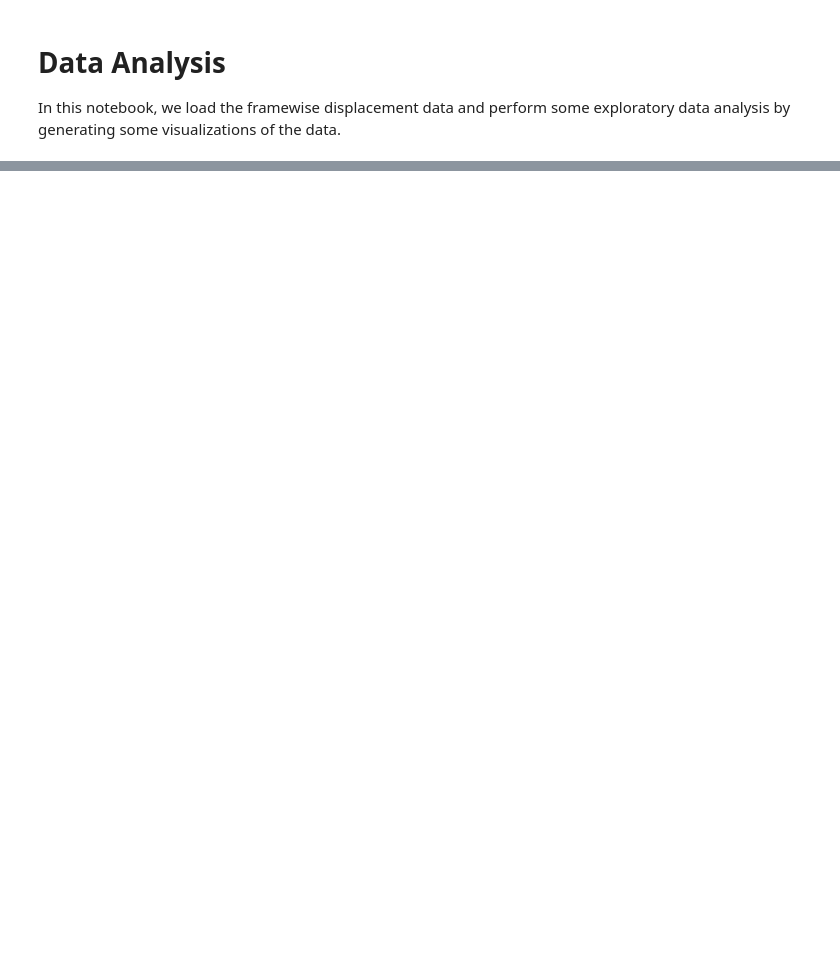
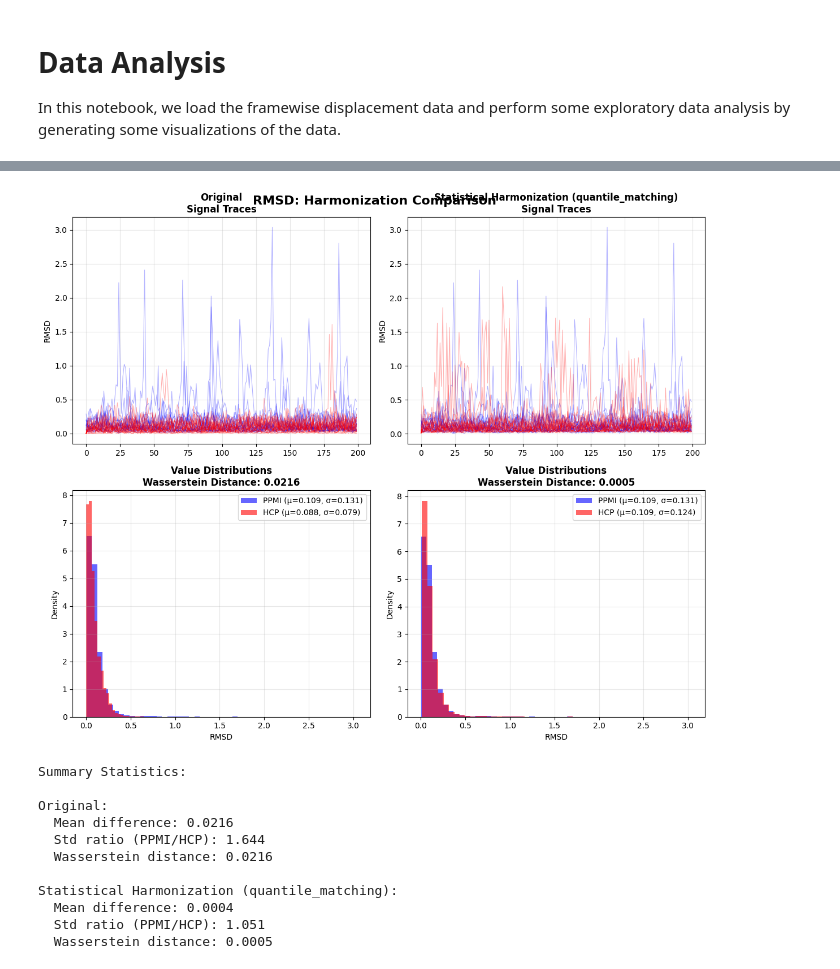
Before and after one commit to liuxk83/head-motion-analysis, a Jupyter notebook: notebooks/modeling_nn.ipynb, the cells around one changed output, grey strips where cells are left out. Saved outputs shown, nothing was run; the diff lists cells and outputs as text; code cells hidden in the pictures; blank space fills up the shorter version.

Commit message:
Add more data processing (quantile matching) and deep learning models

```diff
--- a/notebooks/modeling_nn.ipynb
+++ b/notebooks/modeling_nn.ipynb
@@ -112,0 +136,23 @@ Epoch 60/100  val_acc=0.711  val_bal_acc=0.719  val_auc=0.764
+# %%
+import data_processing as dp
+import models_nn as mnn
+import train_eval as te
+import torch
+
+# Load your data
+data_dict_ppmi, pd_keys, control_keys = dp.load_ppmi_data()
+data_dict_hcp = dp.load_hcp_data(run_1_only=True)
+
+device = torch.device('cuda' if torch.cuda.is_available() else 'cpu')
+
+# Run the single-feature discrimination test
+results = te.run_single_feature_discrimination_test(
+    data_dict_ppmi=data_dict_ppmi,
+    control_keys=control_keys,
+    data_dict_hcp=data_dict_hcp,
+    device=device,
+    max_len=200,
+    epochs=100,
+    batch_size=16,
+    random_state=42
+)
@@ -112,0 +229,20 @@ Epoch 60/100  val_acc=0.711  val_bal_acc=0.719  val_auc=0.764
+# %%
+# Test quantile matching (usually most effective)
+dp.plot_harmonization_comparison(
+    data_dict_ppmi, control_keys, data_dict_hcp,
+    feature_idx=1,
+    harmonization_method='quantile_matching'
+)
+# %% [output]
+[figure, added]
+Summary Statistics:
+
+Original:
+  Mean difference: 0.0216
+  Std ratio (PPMI/HCP): 1.644
+  Wasserstein distance: 0.0216
+
+Statistical Harmonization (quantile_matching):
+  Mean difference: 0.0004
+  Std ratio (PPMI/HCP): 1.051
+  Wasserstein distance: 0.0005
```
Also changed, not shown: parts of 18 cells of this notebook, 3 other files.
